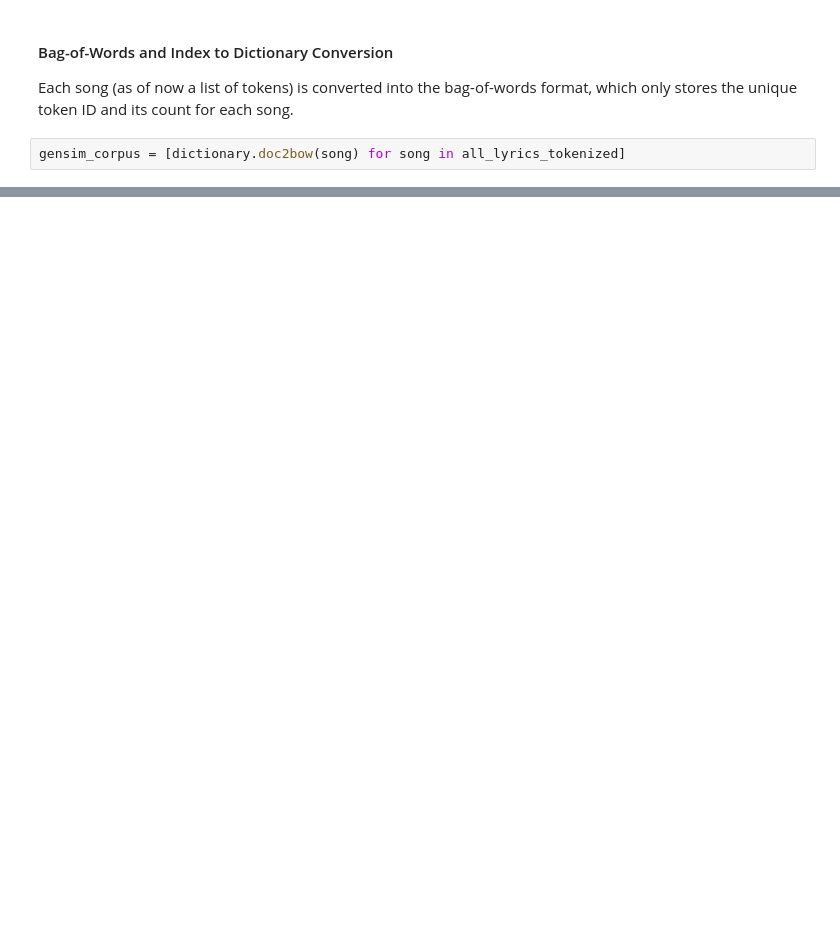
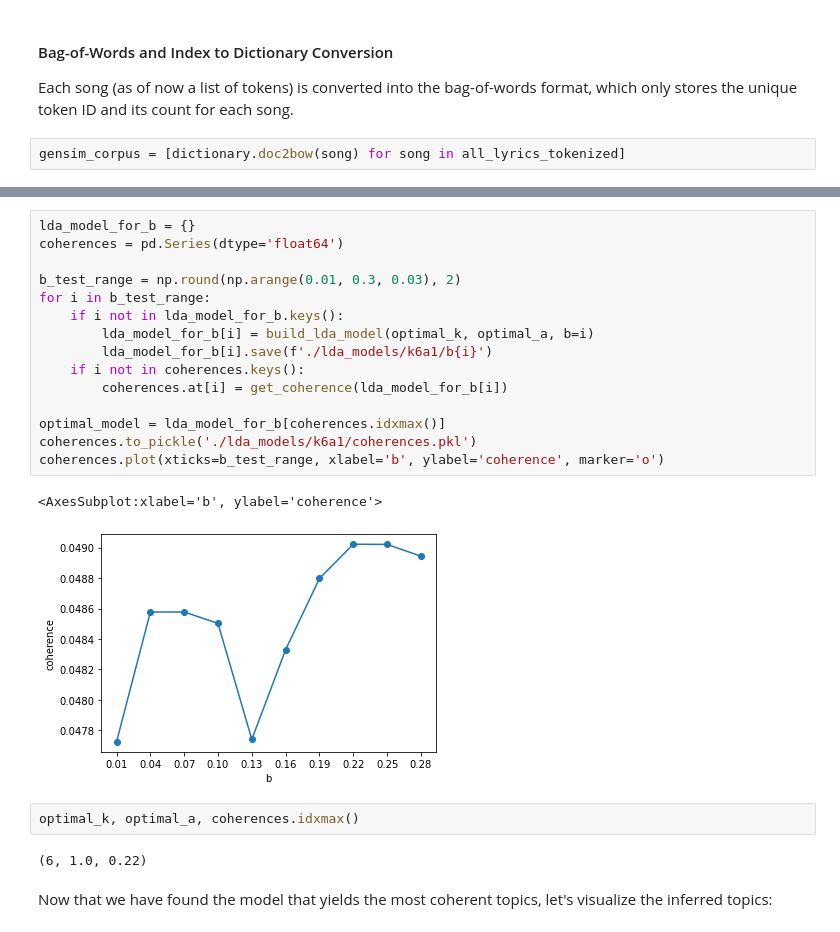
Before and after one commit to liorBlum/ds-project, a Jupyter notebook: EDA.ipynb, the cells around one changed output, grey strips where cells are left out. Saved outputs shown, nothing was run; the diff lists cells and outputs as text; blank space fills up the shorter version.

```diff
--- a/EDA.ipynb
+++ b/EDA.ipynb
@@ -516,3 +528,27 @@ Let's visualize the inferred topics:
+# %%
+lda_model_for_b = {}
+coherences = pd.Series(dtype='float64')
+
+b_test_range = np.round(np.arange(0.01, 0.3, 0.03), 2)
+for i in b_test_range:
+    if i not in lda_model_for_b.keys():
+        lda_model_for_b[i] = build_lda_model(optimal_k, optimal_a, b=i)
+        lda_model_for_b[i].save(f'./lda_models/k6a1/b{i}')
+    if i not in coherences.keys():
+        coherences.at[i] = get_coherence(lda_model_for_b[i])
+
+optimal_model = lda_model_for_b[coherences.idxmax()]
+coherences.to_pickle('./lda_models/k6a1/coherences.pkl')
+coherences.plot(xticks=b_test_range, xlabel='b', ylabel='coherence', marker='o')
+# %% [output]
+<AxesSubplot:xlabel='b', ylabel='coherence'>
+[figure, added]
+# %%
+optimal_k, optimal_a, coherences.idxmax()
+# %% [output]
+(6, 1.0, 0.22)
+# %% [markdown]
+Now that we have found the model that yields the most coherent topics, let's visualize the inferred topics:
 # %%
 import pyLDAvis
 import pyLDAvis.gensim_models as gensimvis
```
Also changed, not shown: parts of 14 cells of this notebook, 8 other files.
